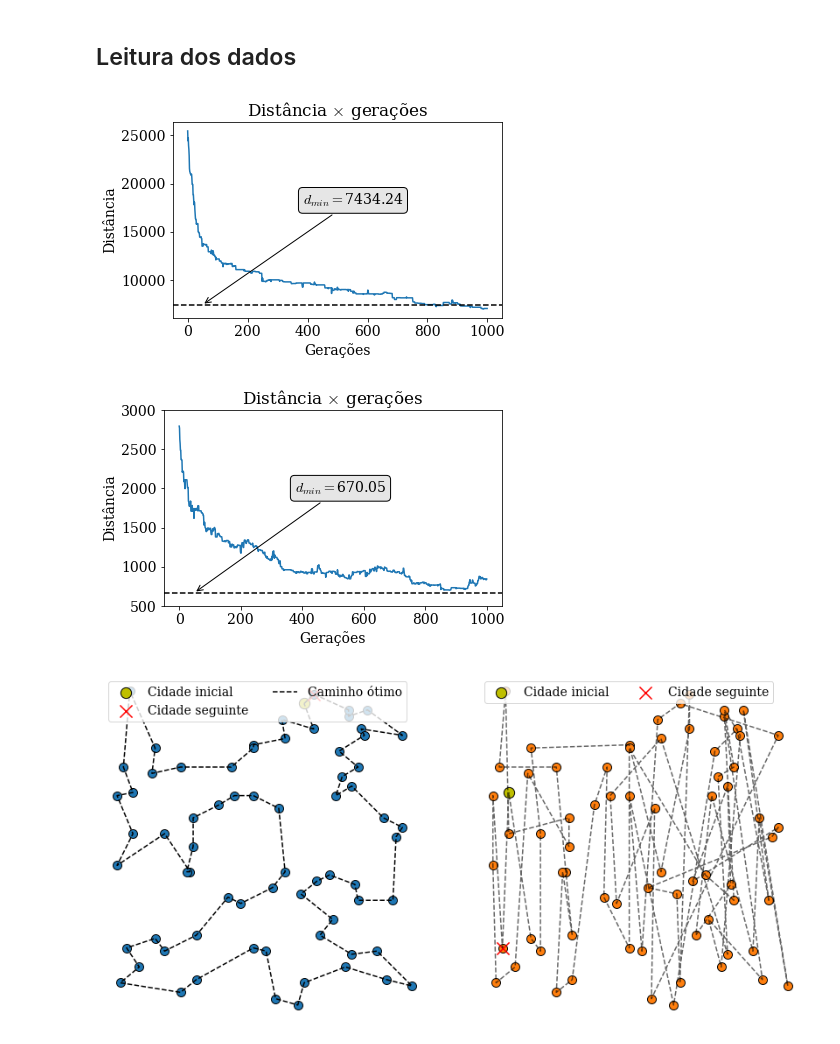
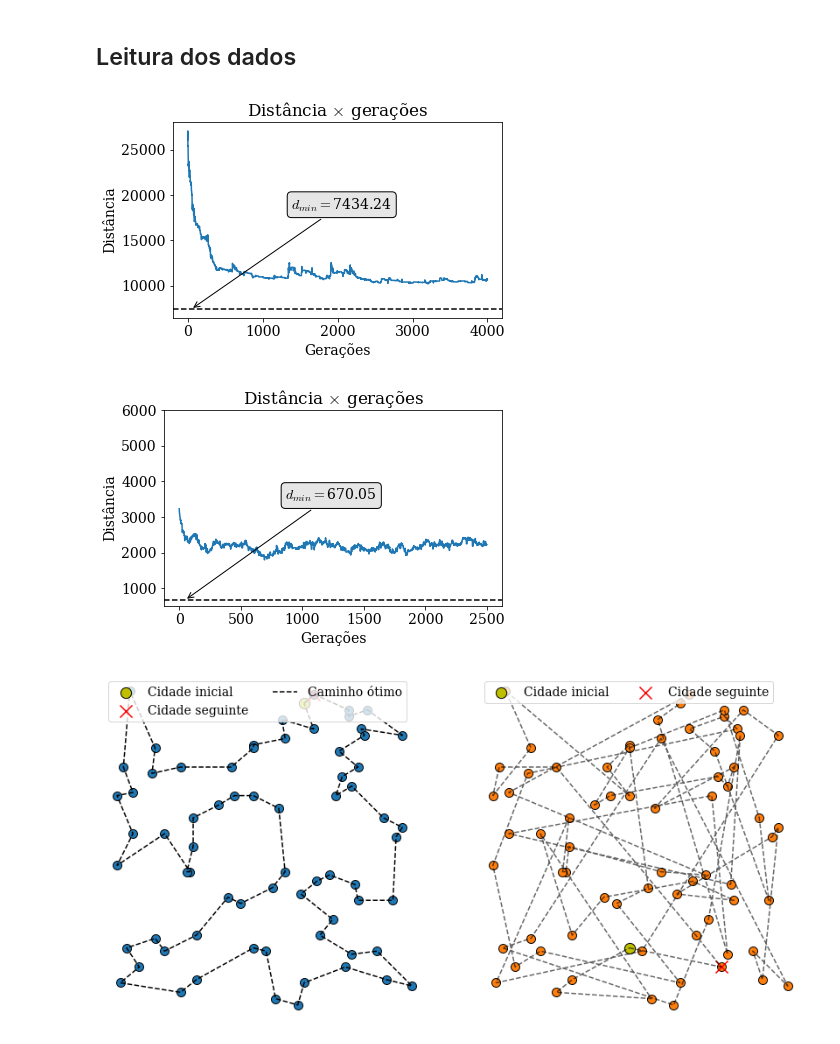
Before and after one commit to pesadaum/tsp-with-ga, a Jupyter notebook: tsp_with_ga.ipynb, the cells around one changed output. Saved outputs shown, nothing was run; the diff lists cells and outputs as text; code cells hidden in the pictures.

```diff
--- a/tsp_with_ga.ipynb
+++ b/tsp_with_ga.ipynb
@@ -58,7 +58,7 @@ class Gene:
         self.y = y
 
     def distancia(self, cidade):
-        return np.sqrt((self.x - cidade.x)**2 + (self.x - cidade.x)**2)
+        return np.sqrt((self.x - cidade.x)**2 + (self.y - cidade.y)**2)
 # %%
 class Fitness:
     def __init__(self, rota):
@@ -268,8 +268,8 @@ def roda(cidades_df, tam_pop, tam_elite, taxa_mut, geracoes, retorna_distancias)
     return solucao, evolucao
 # %%
 if __name__ == '__main__':
-    sol_st70, evol_st70 = roda(tsp_st70, 20, 5, 0.01, 1000, True)
-    sol_berlin, evol_berlin = roda(tsp_berlin, 20, 5, 0.01, 1000, True)
+    sol_st70, evol_st70 = roda(tsp_st70, 50, 5, 0.01, 2500, True)
+    sol_berlin, evol_berlin = roda(tsp_berlin, 20, 5, 0.01, 4000, True)
 # %%
 def calcula_distancia_resultados(sol_otima=None, resultados=None):
     if sol_otima is not None:
@@ -316,34 +316,34 @@ ax.annotate(
 f.tight_layout()
 plt.show()
 # %% [output]
-[figure, old version]
+[figure, new version]
 # %%
 f, ax = plt.subplots(figsize=(6,4))
 
 ax.plot(evol_st70)
 ax.axhline(y=d_o_st70, linestyle='--', c='k')
 
 ax.set_title(r'Distância $\times$ gerações')
 
 ax.set(
     ylabel='Distância',
     xlabel='Gerações',
-    ylim=[500, 3000]
+    ylim=[500, 6000]
 )
 
 ax.annotate(
     text=r'$d_{min}=$' + f'{d_o_st70:.2f}',
     xy=(50,d_o_st70),
     xytext=(100, 100),
     textcoords='offset points',
     bbox=dict(boxstyle='round', fc='0.9'),
     arrowprops=dict(arrowstyle='->')
 )
 
 f.tight_layout()
 plt.show()
 # %% [output]
-[figure, old version]
+[figure, new version]
 # %%
 
 f, ax = plt.subplots(ncols=2, figsize=(12, 12))
@@ -377,7 +377,7 @@ for a in ax.flat:
 
 f.tight_layout()
 # %% [output]
-[figure, old version]
+[figure, new version]
 # %%
 
 f, ax = plt.subplots(ncols=2, figsize=(12, 12))
```
Also changed, not shown: parts of 1 cell of this notebook.
